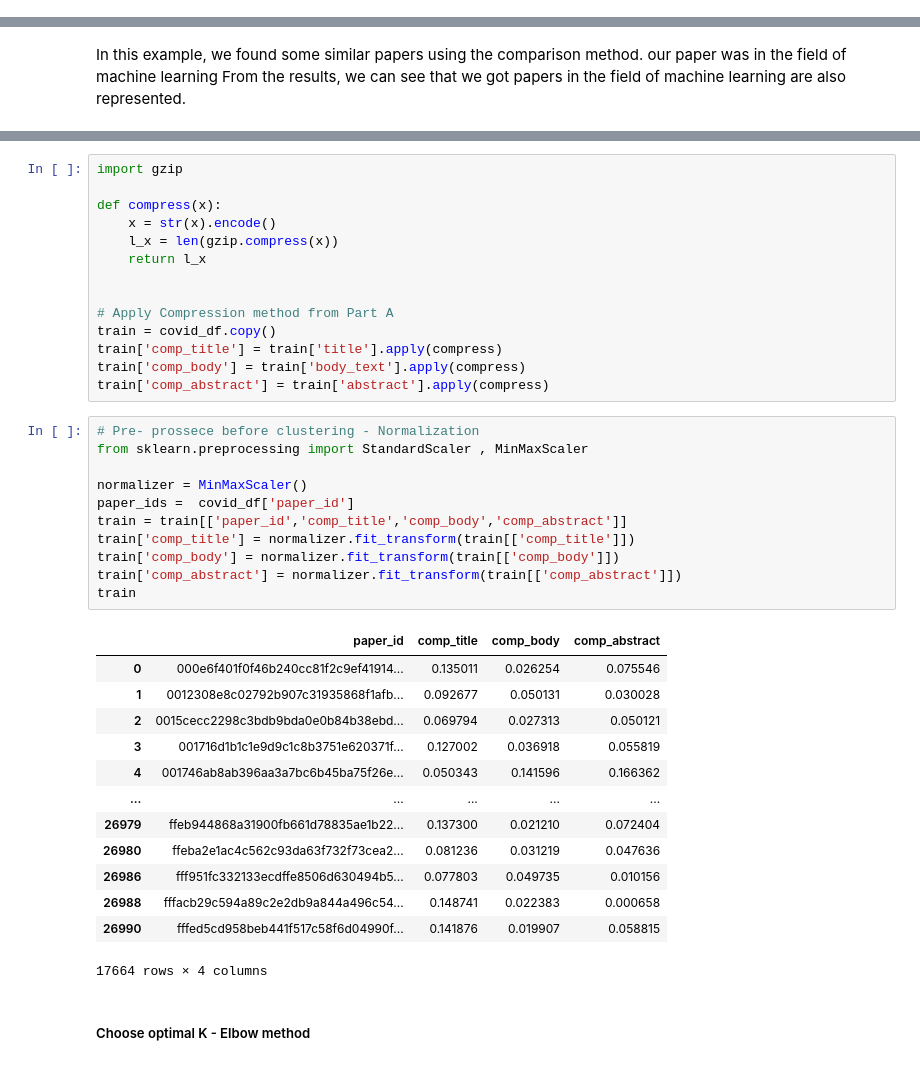
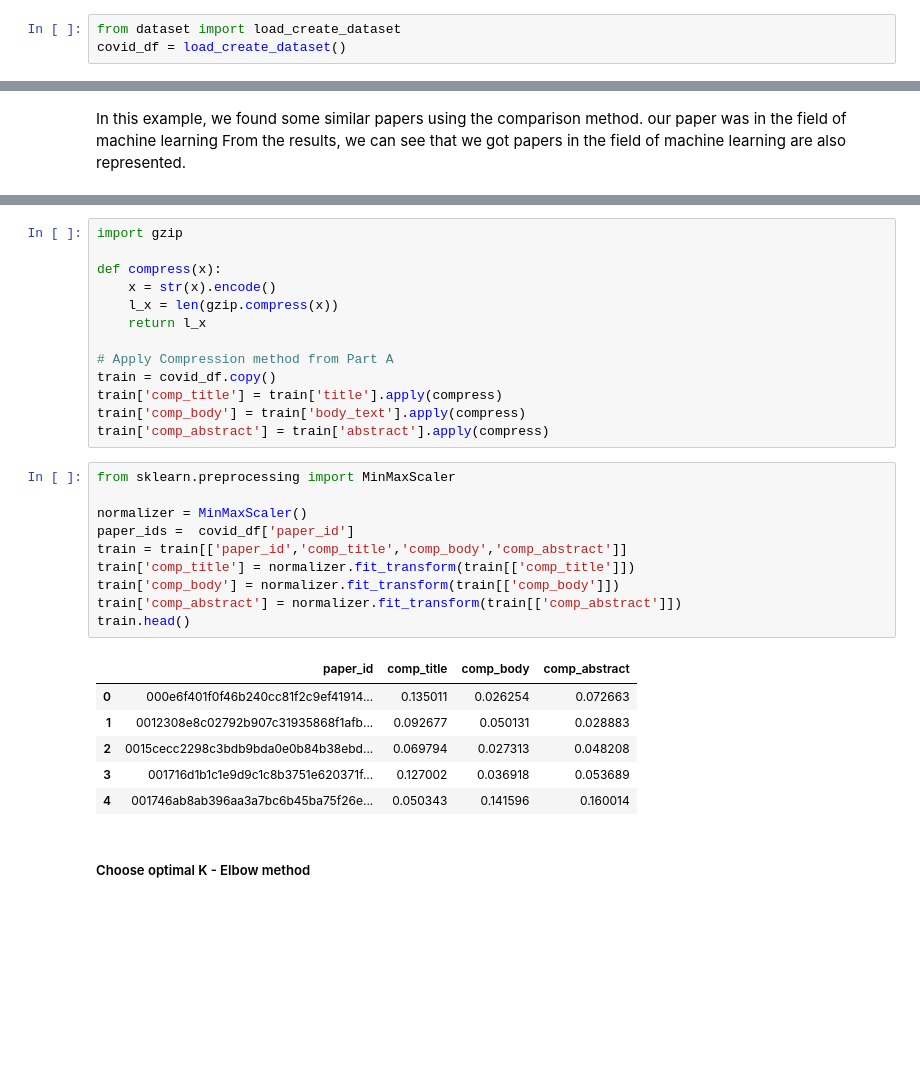
Before and after one commit to freddd1/cs3603-Advance-Machine-Learning-hw3, a Jupyter notebook: Report.ipynb, the cells around one changed output, grey strips where cells are left out. Saved outputs shown, nothing was run; the diff lists cells and outputs as text; blank space fills up the shorter version.

```diff
--- a/Report.ipynb
+++ b/Report.ipynb
@@ -69,0 +22,3 @@ covid_df.head()
+# %%
+from dataset import load_create_dataset
+covid_df = load_create_dataset()
@@ -113,37 +118,28 @@ def compress(x):
     l_x = len(gzip.compress(x))
     return l_x
 
-
 # Apply Compression method from Part A
 train = covid_df.copy()
 train['comp_title'] = train['title'].apply(compress)
 train['comp_body'] = train['body_text'].apply(compress)
 train['comp_abstract'] = train['abstract'].apply(compress)
 # %%
-# Pre- prossece before clustering - Normalization
-from sklearn.preprocessing import StandardScaler , MinMaxScaler
+from sklearn.preprocessing import MinMaxScaler
 
 normalizer = MinMaxScaler()
 paper_ids =  covid_df['paper_id']
 train = train[['paper_id','comp_title','comp_body','comp_abstract']]
 train['comp_title'] = normalizer.fit_transform(train[['comp_title']])
 train['comp_body'] = normalizer.fit_transform(train[['comp_body']])
 train['comp_abstract'] = normalizer.fit_transform(train[['comp_abstract']])
-train
+train.head()
 # %% [output]
 |  | paper_id | comp_title | comp_body | comp_abstract |
-| 0 | 000e6f401f0f46b240cc81f2c9ef41914... | 0.135011 | 0.026254 | 0.075546 |
-| 1 | 0012308e8c02792b907c31935868f1afb... | 0.092677 | 0.050131 | 0.030028 |
-| 2 | 0015cecc2298c3bdb9bda0e0b84b38ebd... | 0.069794 | 0.027313 | 0.050121 |
-| 3 | 001716d1b1c1e9d9c1c8b3751e620371f... | 0.127002 | 0.036918 | 0.055819 |
-| 4 | 001746ab8ab396aa3a7bc6b45ba75f26e... | 0.050343 | 0.141596 | 0.166362 |
-| ... | ... | ... | ... | ... |
-| 26979 | ffeb944868a31900fb661d78835ae1b22... | 0.137300 | 0.021210 | 0.072404 |
-| 26980 | ffeba2e1ac4c562c93da63f732f73cea2... | 0.081236 | 0.031219 | 0.047636 |
-| 26986 | fff951fc332133ecdffe8506d630494b5... | 0.077803 | 0.049735 | 0.010156 |
-| 26988 | fffacb29c594a89c2e2db9a844a496c54... | 0.148741 | 0.022383 | 0.000658 |
-| 26990 | fffed5cd958beb441f517c58f6d04990f... | 0.141876 | 0.019907 | 0.058815 |
+| 0 | 000e6f401f0f46b240cc81f2c9ef41914... | 0.135011 | 0.026254 | 0.072663 |
+| 1 | 0012308e8c02792b907c31935868f1afb... | 0.092677 | 0.050131 | 0.028883 |
+| 2 | 0015cecc2298c3bdb9bda0e0b84b38ebd... | 0.069794 | 0.027313 | 0.048208 |
+| 3 | 001716d1b1c1e9d9c1c8b3751e620371f... | 0.127002 | 0.036918 | 0.053689 |
+| 4 | 001746ab8ab396aa3a7bc6b45ba75f26e... | 0.050343 | 0.141596 | 0.160014 |
-17664 rows × 4 columns
 # %% [markdown]
 ##### Choose optimal K  - Elbow method
 # %%
```
Also changed, not shown: parts of 34 cells of this notebook, 4 other files.
